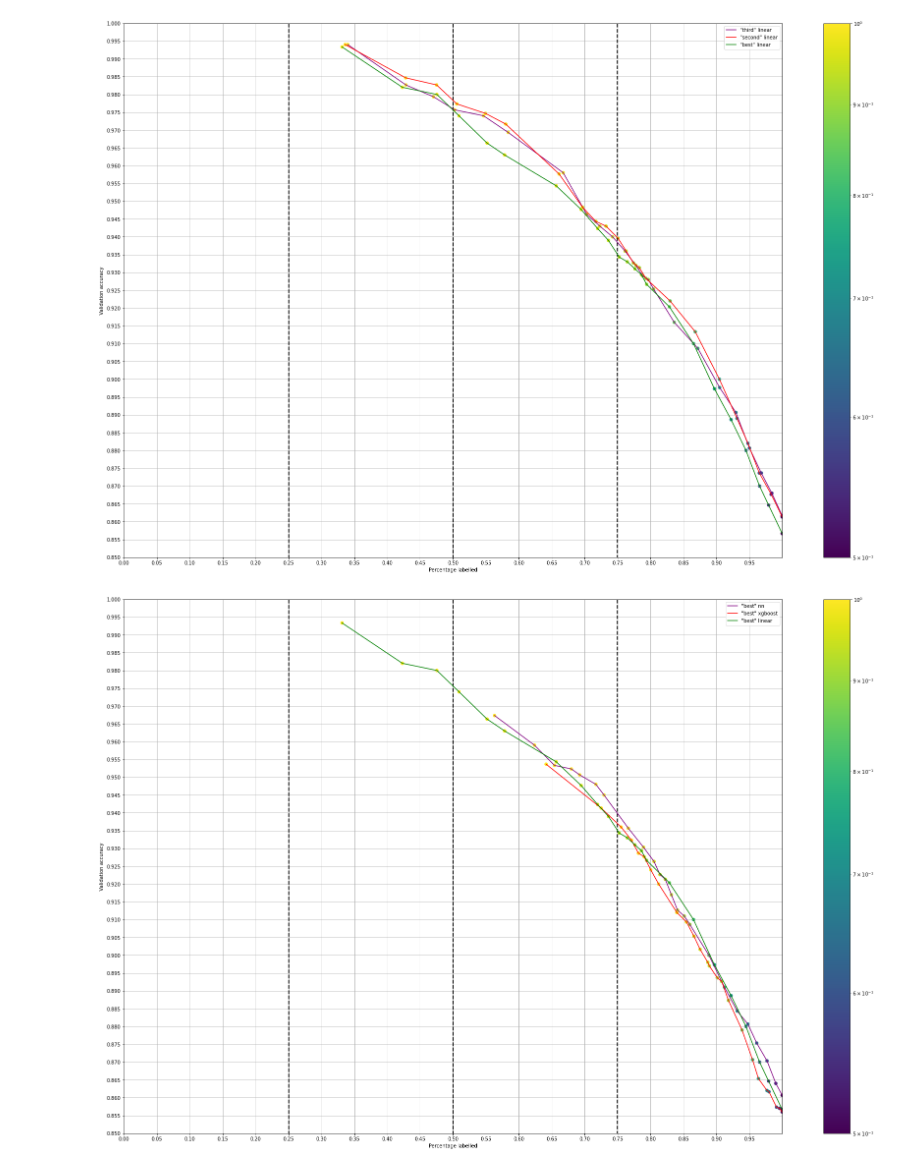
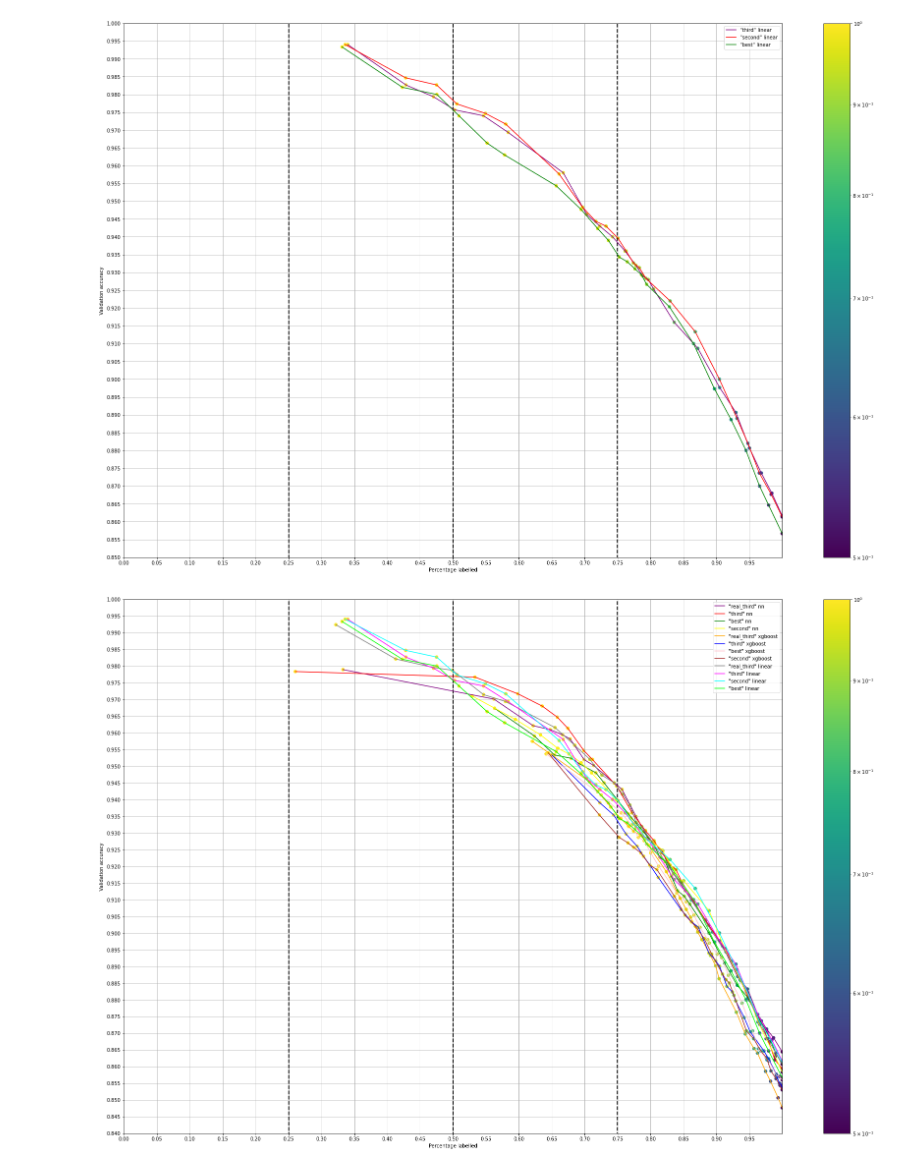
Before and after one commit to awiedenroth/MasterThesisExperiments, a Jupyter notebook: Analyse/Oesch8_nur.ipynb, the cells around one changed output. Drawn from its saved outputs; the diff is of its cells as text; code cells hidden in the pictures.

```diff
--- a/Analyse/Oesch8_nur.ipynb
+++ b/Analyse/Oesch8_nur.ipynb
@@ -119,7 +119,7 @@ df['confidence average @0.0.percentage labelled @0.0: '] = [1.0, 1.0, 1.0, 1.0,
 #df = df[df.combi_model=="xgboost"]
 #df = df[df.combi_model=="linear"]
 
-df = df[df['Name'] == '"best"']
+#df = df[df['Name'] == '"best"']
 #df = df[df['Name'] == '"second"']
 #df = df[df['Name'] == '"third"']
 #df = df[df['Name'] == '"real_third"']
@@ -157,33 +157,33 @@ percentages = [x for x in percentages]
 
 # ich gehe durch die accuracies und ersetze werte wenn es wieder kleiner wird durch nan
 for row in range(len(accuracies)):
     max = 0
     for value in range(len(accuracies[row])):
         if accuracies[row][value]<max:
             accuracies[row][value] = None
         else:
             max = accuracies[row][value]
 
 
 plt.figure(figsize= (30,20))
 for perc, acc, name, combi_mod, linecolor in zip(percentages, accuracies, names, combi_model, colors):
     #print(percentages)
     #for i, j, k in zip(perc, acc, confidences):
     plt.scatter(x=perc, y=acc, c=confidences, norm=matplotlib.colors.LogNorm(vmin=0.5, vmax=1.0))
     plt.plot(perc, acc, c=linecolor,  label = f"{name} {combi_mod}")
 plt.colorbar()
 
 plt.xlim((0, 1))
 #plt.xscale('log')
-plt.ylim((0.85, 1.0))
+plt.ylim((0.84, 1.0))
 plt.grid()
-plt.yticks(np.arange(0.85, 1, step=0.005))
+plt.yticks(np.arange(0.84, 1, step=0.005))
 plt.xticks(np.arange(0, 1, step=0.05))
 plt.xlabel("Percentage labelled")
 plt.ylabel("Validation accuracy")
 plt.legend()
 plt.vlines(x=[0.25, 0.5, 0.75], ymin=0, ymax=1, colors='black', ls='--', lw=2)
 #plt.title("")
 plt.show()
 # %% [output]
-[figure, old version]
+[figure, new version]
```
Also changed, not shown: 5 other files.
